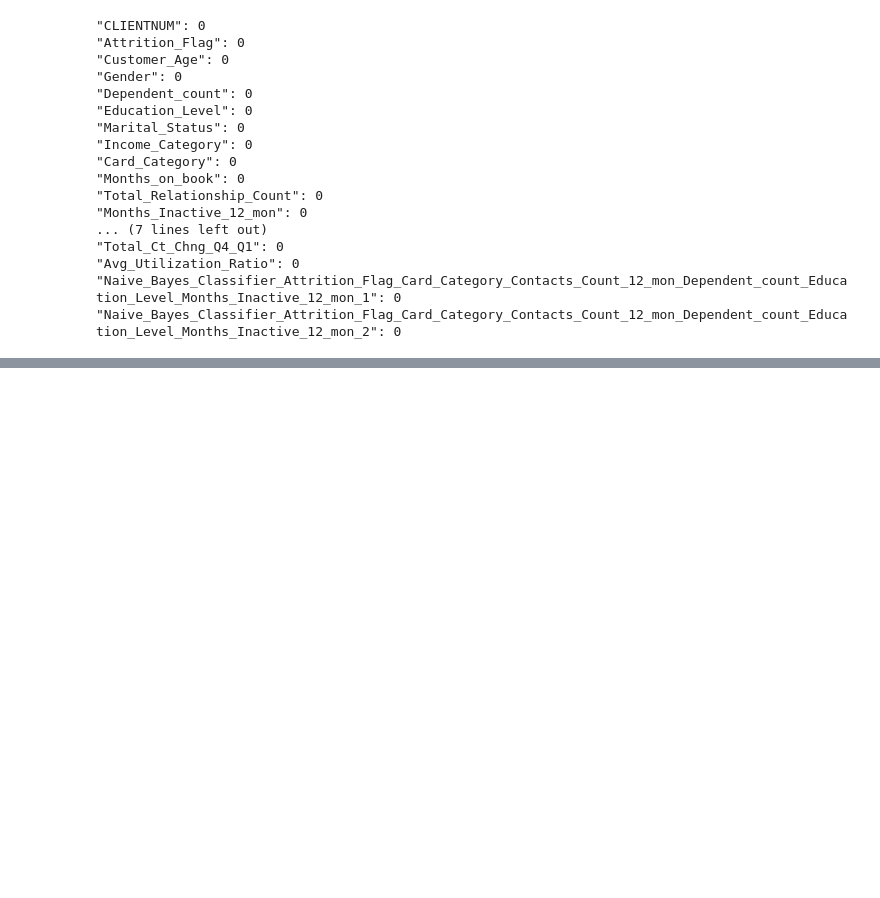
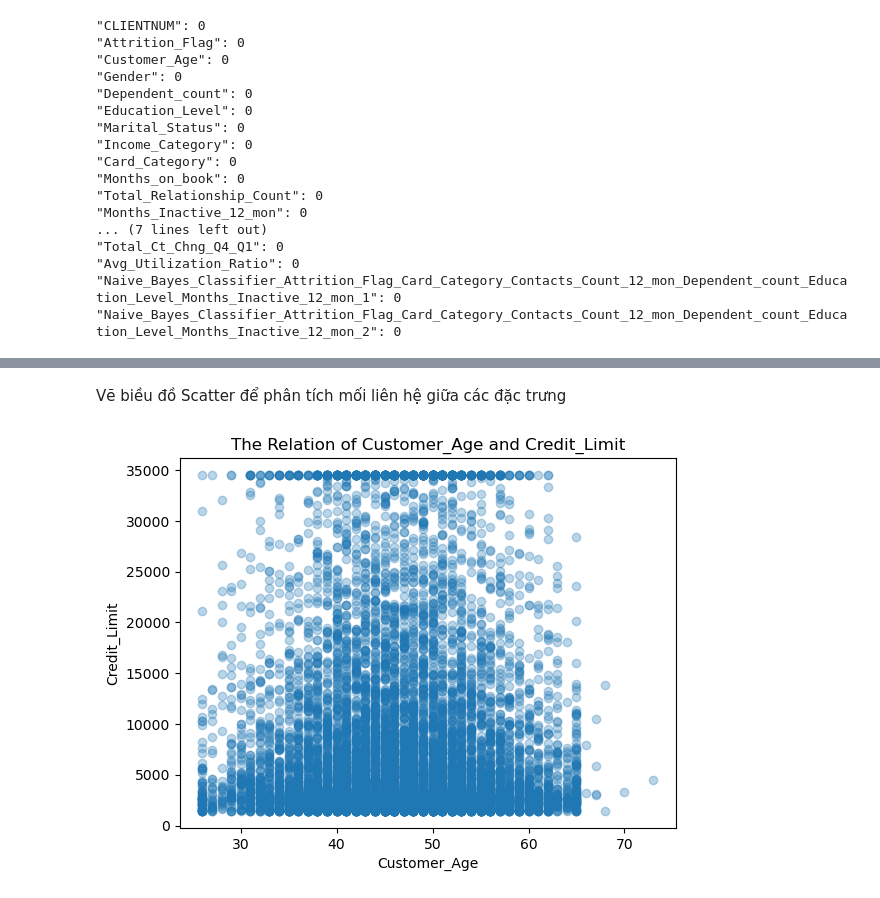
Before and after one commit to TThanhc/Credits_Card_customers-Numpy-DS, a Jupyter notebook: notebooks/01_data_exploration.ipynb, the cells around one changed output, grey strips where cells are left out. Cells and saved outputs as stored; diff of their text form; code cells hidden in the pictures; blank space fills up the shorter version.

```diff
--- a/notebooks/01_data_exploration.ipynb
+++ b/notebooks/01_data_exploration.ipynb
@@ -49,0 +109,8 @@ for col_name, count in zip(header, missing_counts):
+# %% [markdown]
+Vẽ biều đồ Scatter để phân tích mối liên hệ giữa các đặc trưng
+# %%
+# Customer_Age và Credit_Limit
+Credit_Limit = data[:,13].astype(float)
+visua_scatter(Customer_Age, Credit_Limit, "The Relation of Customer_Age and Credit_Limit", "Customer_Age", "Credit_Limit")
+# %% [output]
+[figure, added]
```
Also changed, not shown: parts of 12 cells of this notebook.
